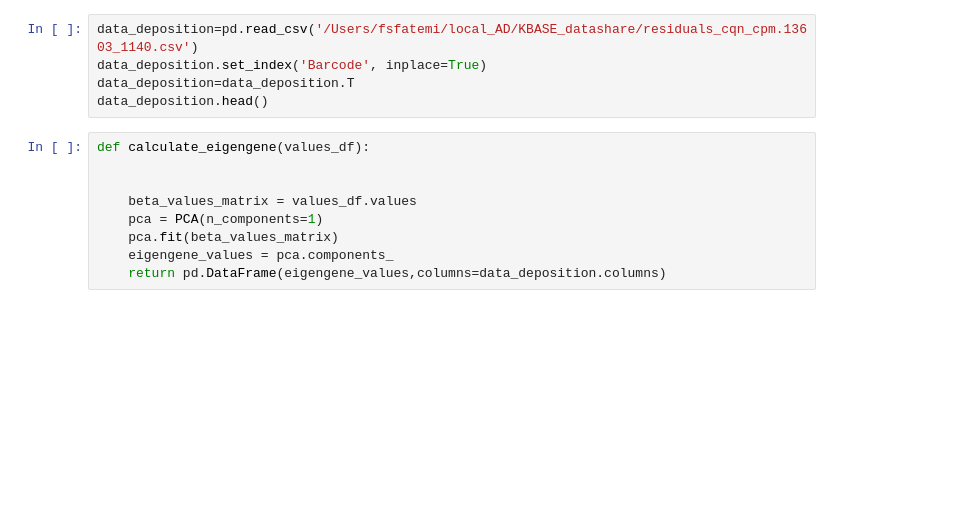
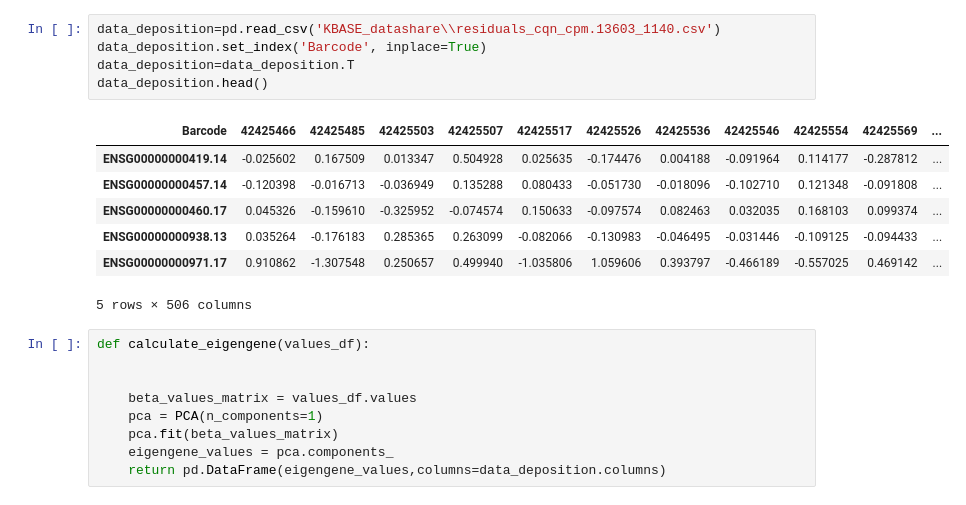
Before and after one commit to FatemehFN/Kbase, a Jupyter notebook: eigengene_correlation.ipynb, the cells around one changed output. Drawn from its saved outputs; the diff is of its cells as text; blank space fills up the shorter version.

```diff
--- a/eigengene_correlation.ipynb
+++ b/eigengene_correlation.ipynb
@@ -28,8 +49,16 @@ data_GlCtx_CL_log.head()
 # %%
-data_deposition=pd.read_csv('/Users/fsfatemi/local_AD/KBASE_datashare/residuals_cqn_cpm.13603_1140.csv')
+data_deposition=pd.read_csv('KBASE_datashare\\residuals_cqn_cpm.13603_1140.csv')
 data_deposition.set_index('Barcode', inplace=True)
 data_deposition=data_deposition.T
 data_deposition.head()
+# %% [output]
+| Barcode | 42425466 | 42425485 | 42425503 | 42425507 | 42425517 | 42425526 | 42425536 | 42425546 | 42425554 | 42425569 | ... |
+| ENSG00000000419.14 | -0.025602 | 0.167509 | 0.013347 | 0.504928 | 0.025635 | -0.174476 | 0.004188 | -0.091964 | 0.114177 | -0.287812 | ... |
+| ENSG00000000457.14 | -0.120398 | -0.016713 | -0.036949 | 0.135288 | 0.080433 | -0.051730 | -0.018096 | -0.102710 | 0.121348 | -0.091808 | ... |
+| ENSG00000000460.17 | 0.045326 | -0.159610 | -0.325952 | -0.074574 | 0.150633 | -0.097574 | 0.082463 | 0.032035 | 0.168103 | 0.099374 | ... |
+| ENSG00000000938.13 | 0.035264 | -0.176183 | 0.285365 | 0.263099 | -0.082066 | -0.130983 | -0.046495 | -0.031446 | -0.109125 | -0.094433 | ... |
+| ENSG00000000971.17 | 0.910862 | -1.307548 | 0.250657 | 0.499940 | -1.035806 | 1.059606 | 0.393797 | -0.466189 | -0.557025 | 0.469142 | ... |
+5 rows × 506 columns
 # %%
 def calculate_eigengene(values_df):
 
```
Also changed, not shown: parts of 9 cells of this notebook.
